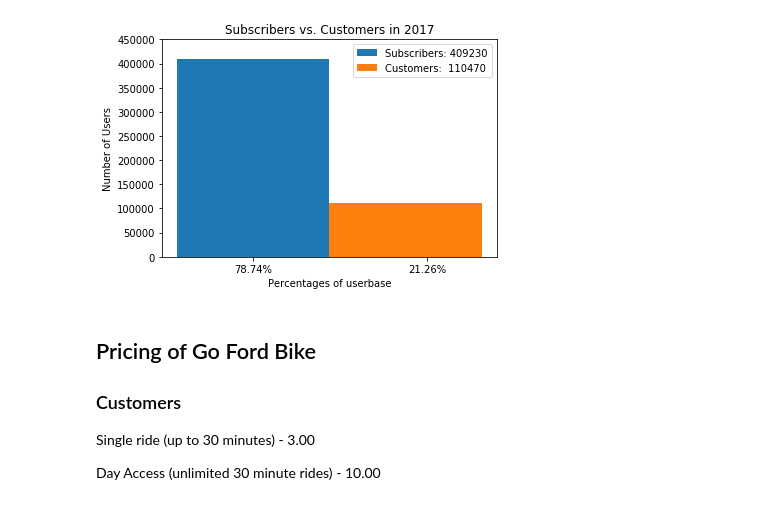
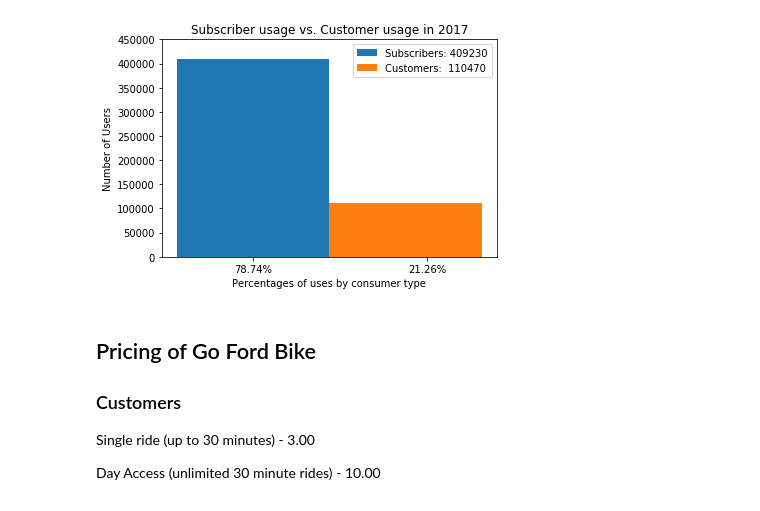
Before and after one commit to jarango-math/fordgo_bike_project, a Jupyter notebook: fundamental_capstone_project.ipynb, the cells around one changed output. Cells and saved outputs as stored; diff of their text form; code cells hidden in the pictures.

```diff
--- a/fundamental_capstone_project.ipynb
+++ b/fundamental_capstone_project.ipynb
@@ -1,30 +1,30 @@
 # %%
 import numpy as np
 import matplotlib.pyplot as plt
 import pandas as pd
 import math
 %matplotlib inline
 df = pd.read_csv('2017-fordgobike-tripdata.csv')
 non_sub_count=len(df[df['user_type']=='Customer'])
 sub_count=len(df[df['user_type']=='Subscriber'])
 
 N = 1
 ind = np.arange(N)
 width = 0.35
 
 p1 = plt.bar(ind, sub_count, width)
 p2 = plt.bar(ind+width, non_sub_count, width)
 
 plt.ylabel('Number of Users')
-plt.xlabel('Percentages of userbase')
-plt.title('Subscribers vs. Customers in 2017')
+plt.xlabel('Percentages of uses by consumer type')
+plt.title('Subscriber usage vs. Customer usage in 2017')
 plt.xticks(np.arange(0, .80, step=0.40), ('{0:.2f}%'.format(100*sub_count/(non_sub_count+sub_count)),'{0:.2f}%'.format(100*non_sub_count/(non_sub_count+sub_count))))
 plt.yticks(np.arange(0, 500000,step=50000))
 plt.legend((p1[0], p2[0]), ('Subscribers: {}'.format(sub_count), 'Customers:  {}'.format(non_sub_count)))
 
 plt.show()
 # %% [output]
-[figure, old version]
+[figure, new version]
 # %% [markdown]
 ## Pricing of Go Ford Bike
 ### Customers
```
Also changed, not shown: parts of 18 cells of this notebook.
